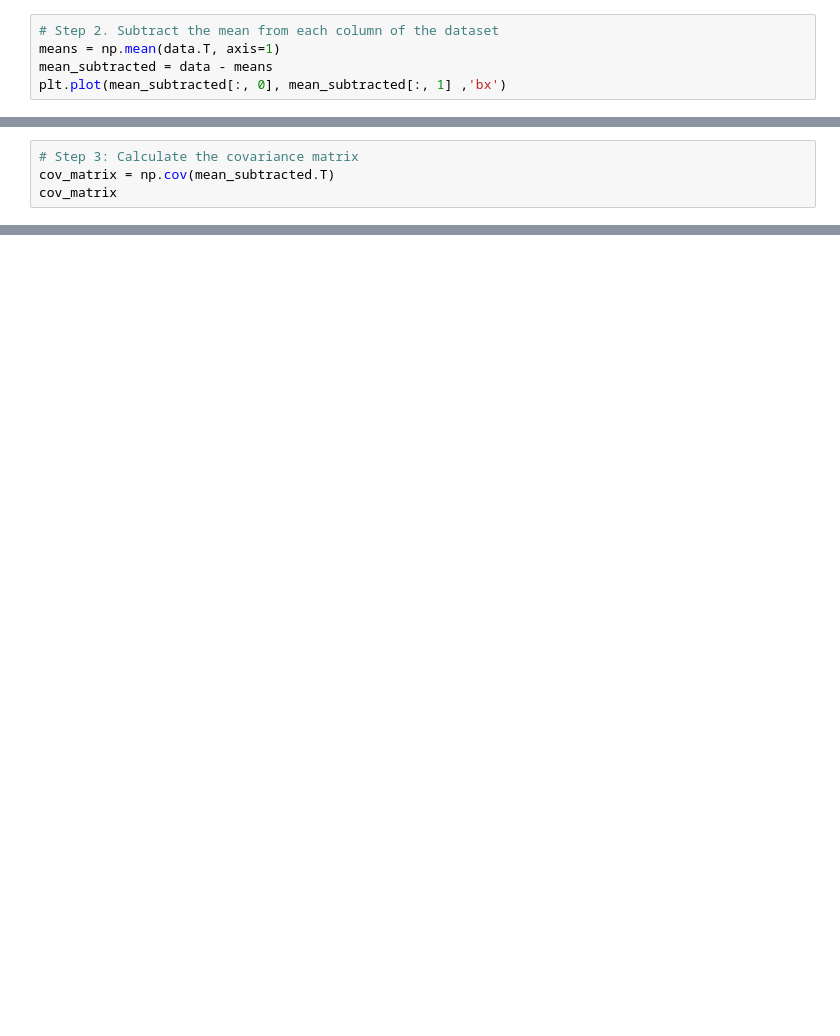
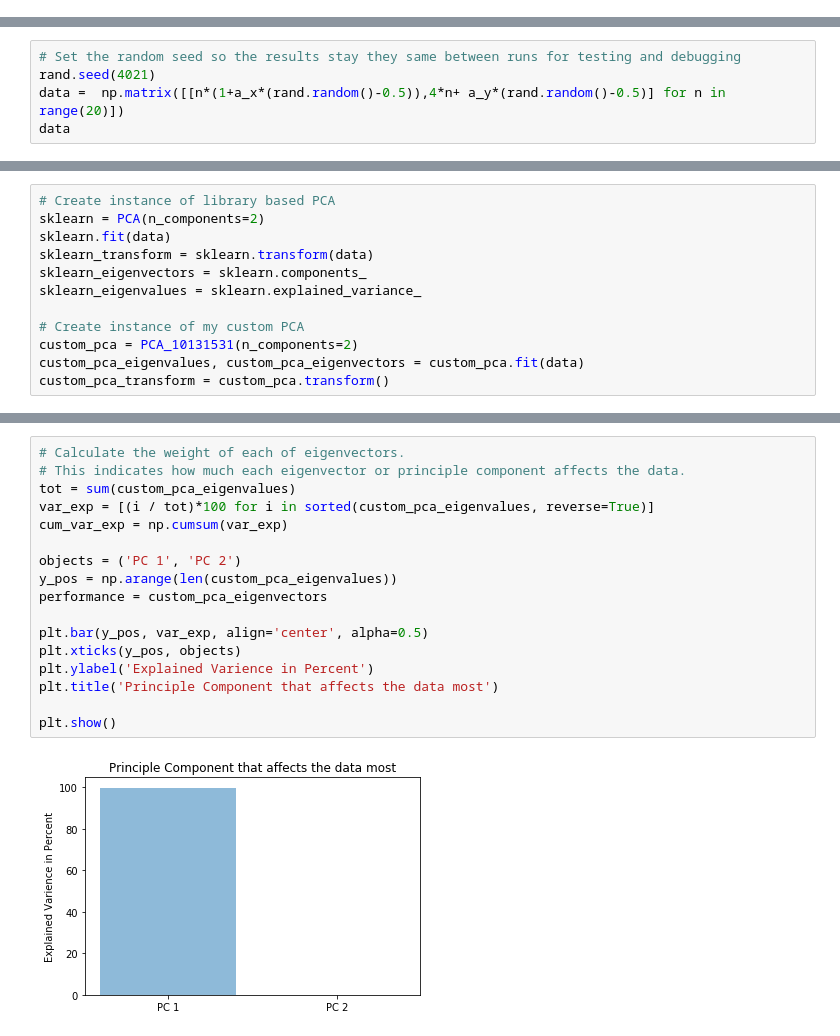
Before and after one commit to vipulpopat/MSCAI_CE4021_Week5, a Jupyter notebook: Etivity5_10131531.ipynb, the cells around one changed output, grey strips where cells are left out. Drawn from its saved outputs; the diff is of its cells as text; blank space fills up the shorter version.

```diff
--- a/Etivity5_10131531.ipynb
+++ b/Etivity5_10131531.ipynb
@@ -33,5 +0,0 @@ plt.plot(data[:, 0], data[:, 1], 'bx')
-# %%
-# Step 2. Subtract the mean from each column of the dataset
-means = np.mean(data.T, axis=1)
-mean_subtracted = data - means
-plt.plot(mean_subtracted[:, 0], mean_subtracted[:, 1] ,'bx')
@@ -68,4 +0,0 @@ plt.plot(mean_subtracted[:, 0], mean_subtracted[:, 1], 'gx')
-# %%
-# Step 3: Calculate the covariance matrix
-cov_matrix = np.cov(mean_subtracted.T)
-cov_matrix
@@ -296,0 +24,5 @@ Eigenvalues in descending order:
+# %%
+# Set the random seed so the results stay they same between runs for testing and debugging
+rand.seed(4021)
+data =  np.matrix([[n*(1+a_x*(rand.random()-0.5)),4*n+ a_y*(rand.random()-0.5)] for n in range(20)])
+data
@@ -296,0 +123,12 @@ Eigenvalues in descending order:
+# %%
+# Create instance of library based PCA
+sklearn = PCA(n_components=2)
+sklearn.fit(data)
+sklearn_transform = sklearn.transform(data)
+sklearn_eigenvectors = sklearn.components_
+sklearn_eigenvalues = sklearn.explained_variance_
+
+# Create instance of my custom PCA
+custom_pca = PCA_10131531(n_components=2)
+custom_pca_eigenvalues, custom_pca_eigenvectors = custom_pca.fit(data)
+custom_pca_transform = custom_pca.transform()
@@ -296,0 +147,19 @@ Eigenvalues in descending order:
+# %%
+# Calculate the weight of each of eigenvectors.
+# This indicates how much each eigenvector or principle component affects the data.
+tot = sum(custom_pca_eigenvalues)
+var_exp = [(i / tot)*100 for i in sorted(custom_pca_eigenvalues, reverse=True)]
+cum_var_exp = np.cumsum(var_exp)
+
+objects = ('PC 1', 'PC 2')
+y_pos = np.arange(len(custom_pca_eigenvalues))
+performance = custom_pca_eigenvectors
+
+plt.bar(y_pos, var_exp, align='center', alpha=0.5)
+plt.xticks(y_pos, objects)
+plt.ylabel('Explained Varience in Percent')
+plt.title('Principle Component that affects the data most')
+
+plt.show()
+# %% [output]
+[figure, added]
```
Also changed, not shown: parts of 45 cells of this notebook, 3 other files.
